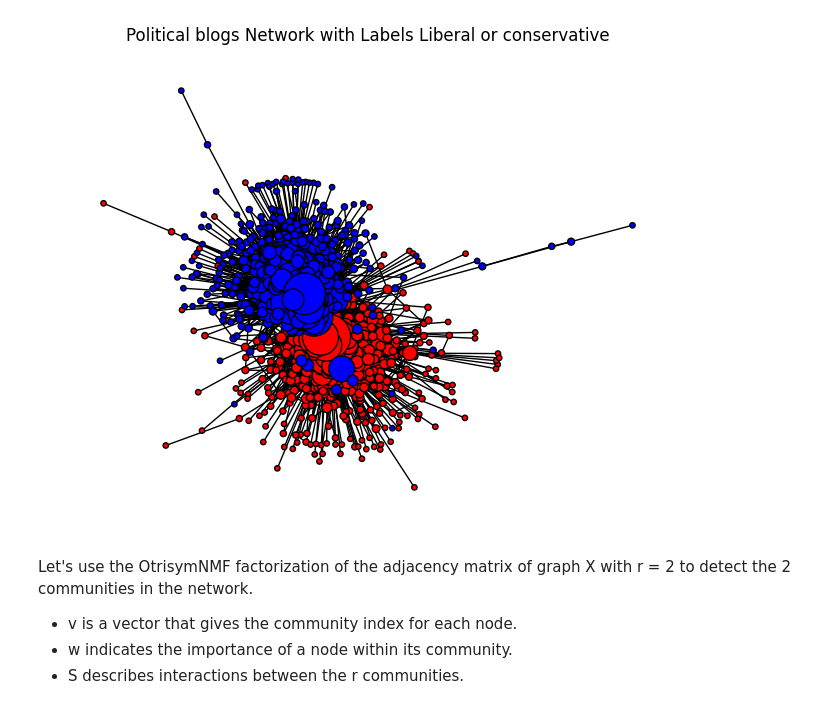
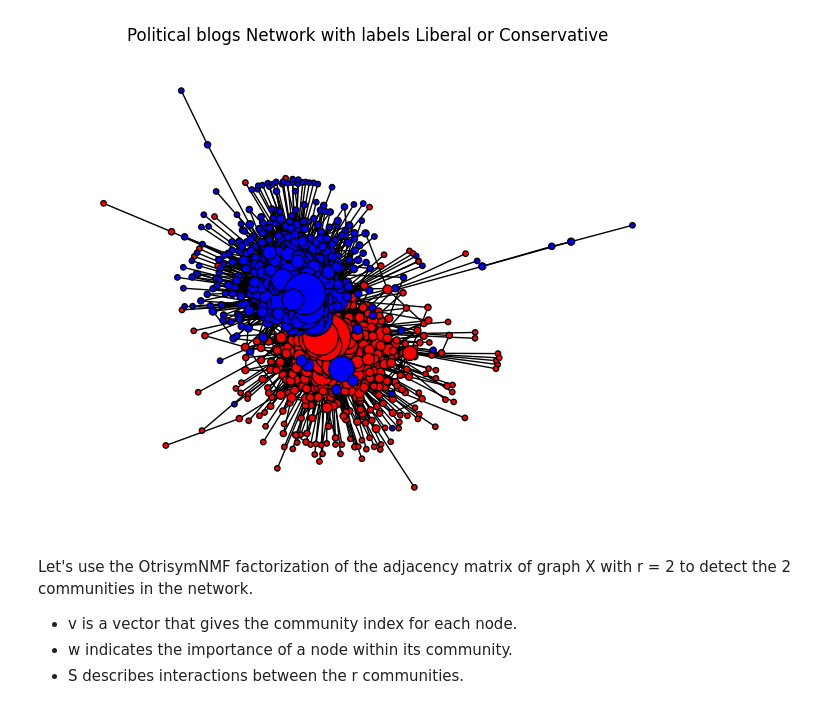
Before and after one commit to Alexia1305/OtrisymNMF_DCBM, a Jupyter notebook: Polblogs.ipynb, the cells around one changed output. Saved outputs shown, nothing was run; the diff lists cells and outputs as text; code cells hidden in the pictures.

```diff
--- a/Polblogs.ipynb
+++ b/Polblogs.ipynb
@@ -5,19 +5,19 @@ The Zachary's Karate Club network is a commonly used benchmark for evaluating co
 # %%
-import random
-
 import networkx as nx
 import matplotlib.pylab as pl
+# Reading the graph
 G=nx.read_gml('Data\polblogs_cleaned.gml',label='id')
-wat=sorted(G.nodes)
+#Labels
 True_partition = [int(G.nodes[node]['value'] )for node in sorted(G.nodes)]
+
+# Display graph with labels
 position = nx.spring_layout(G,seed=14)
-# Projeter uniquement sur le plan XY (ignorer la composante Z)
-node_sizes = [10+G.degree(node) * 5 for node in G]  # Facteur d'échelle pour bien voir les tailles
+node_sizes = [10+G.degree(node) * 5 for node in G]
 nx.draw(G, position, node_color=['r' if i == 0 else 'b' for i in True_partition],node_size=node_sizes, edgecolors='black')
 pl.title("Political blogs Network with labels Liberal or Conservative")
 pl.show()
 # %% [output]
-[figure, old version]
+[figure, new version]
 # %% [markdown]
 Let's use the OtrisymNMF factorization of the adjacency matrix of graph X with r = 2 to detect the 2 communities in the network.
 - v is a vector that gives the community index for each node.
```
Also changed, not shown: parts of 12 cells of this notebook, 12 other files.
